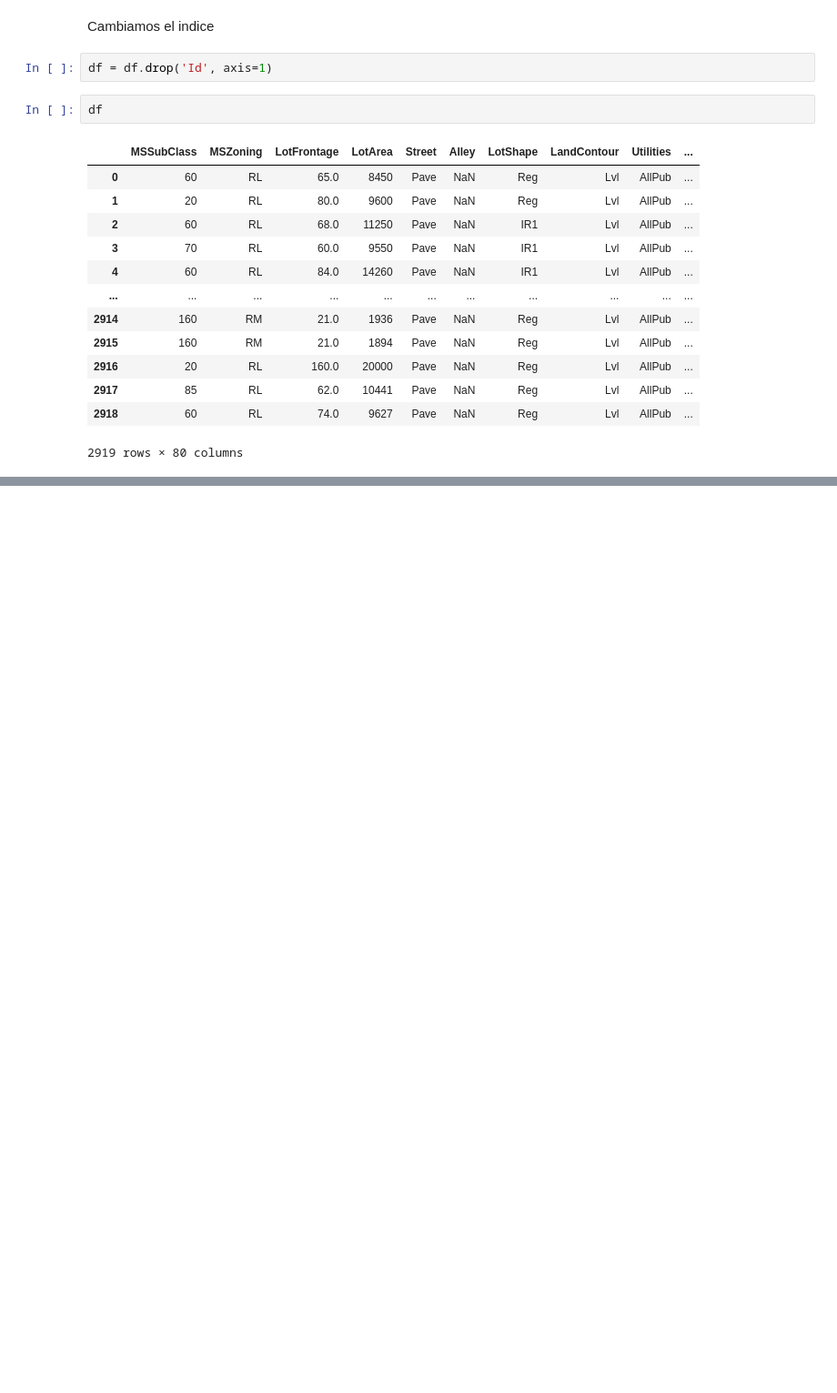
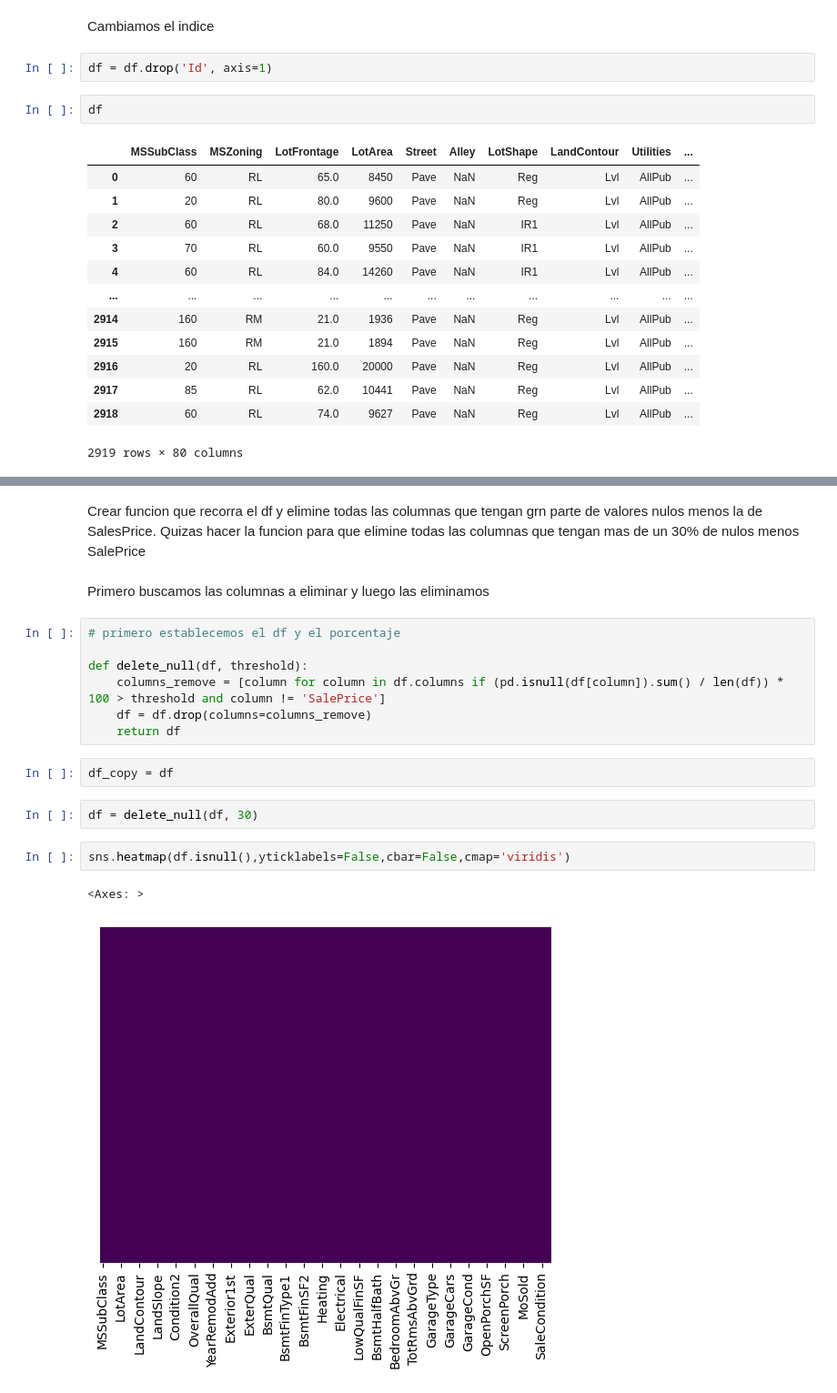
Before and after one commit to JGomez1100000/Eda_regression, a Jupyter notebook: Eda.ipynb, the cells around one changed output, grey strips where cells are left out. Shown at 91% size. Saved outputs shown, nothing was run; the diff lists cells and outputs as text; blank space fills up the shorter version.

```diff
--- a/Eda.ipynb
+++ b/Eda.ipynb
@@ -52,0 +89,21 @@ df
+# %% [markdown]
+Crear funcion que recorra el df y elimine todas las columnas que tengan grn parte de valores nulos menos la de SalesPrice.
+Quizas hacer la funcion para que elimine todas las columnas que tengan mas de un 30% de nulos menos SalePrice
+# %% [markdown]
+Primero buscamos las columnas a eliminar y luego las eliminamos
+# %%
+# primero establecemos el df y el porcentaje
+
+def delete_null(df, threshold):
+    columns_remove = [column for column in df.columns if (pd.isnull(df[column]).sum() / len(df)) * 100 > threshold and column != 'SalePrice']
+    df = df.drop(columns=columns_remove)
+    return df
+# %%
+df_copy = df
+# %%
+df = delete_null(df, 30)
+# %%
+sns.heatmap(df.isnull(),yticklabels=False,cbar=False,cmap='viridis')
+# %% [output]
+<Axes: >
+[figure, added]
```
Also changed, not shown: parts of 27 cells of this notebook.
